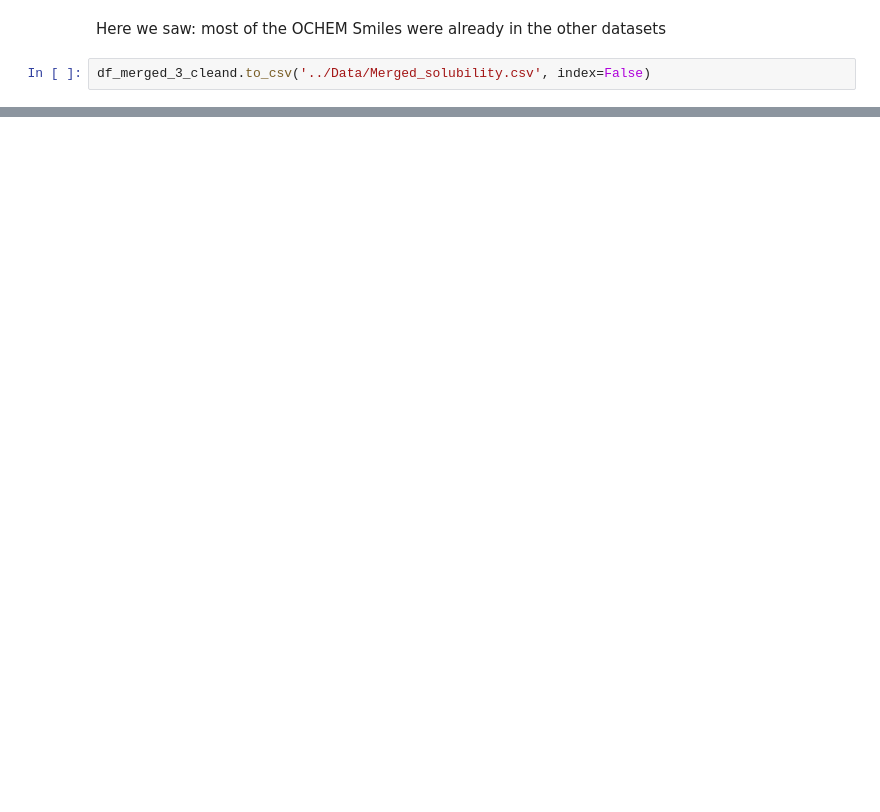
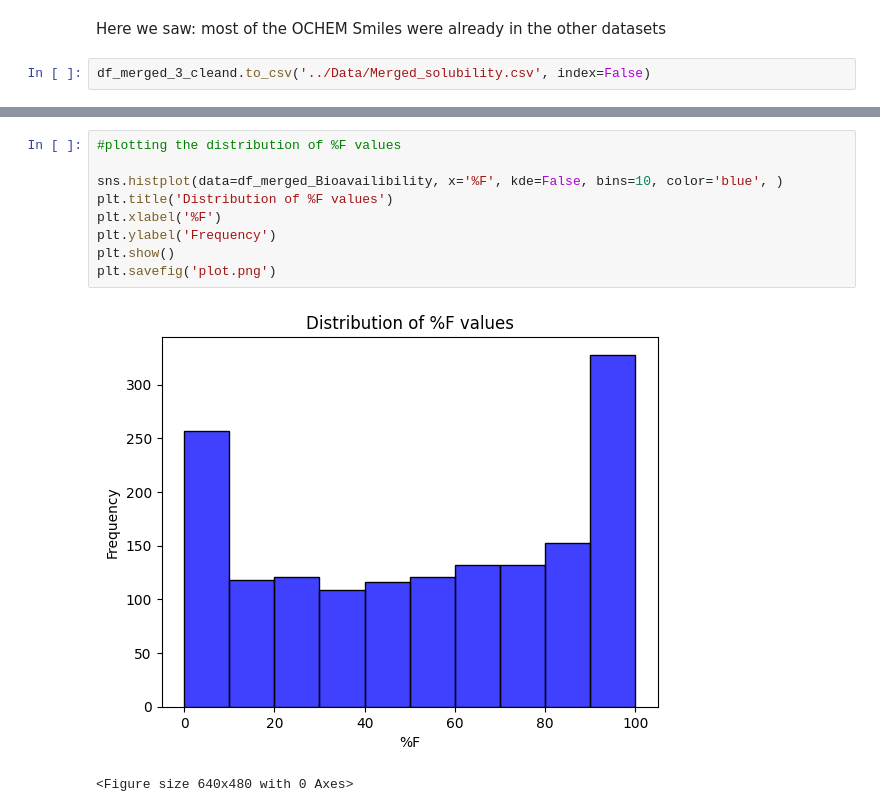
Before and after one commit to NinaB99/AI-for-Chemistry, a Jupyter notebook: Code/Data_cleaning.ipynb, the cells around one changed output, grey strips where cells are left out. Drawn from its saved outputs; the diff is of its cells as text; blank space fills up the shorter version.

```diff
--- a/Code/Data_cleaning.ipynb
+++ b/Code/Data_cleaning.ipynb
@@ -365,0 +353,12 @@ plt.show()
+# %%
+#plotting the distribution of %F values
+
+sns.histplot(data=df_merged_Bioavailibility, x='%F', kde=False, bins=10, color='blue', )
+plt.title('Distribution of %F values')
+plt.xlabel('%F')
+plt.ylabel('Frequency')
+plt.show()
+plt.savefig('plot.png')
+# %% [output]
+[figure, added]
+<Figure size 640x480 with 0 Axes>
```
Also changed, not shown: parts of 58 cells of this notebook, 2 other files.
